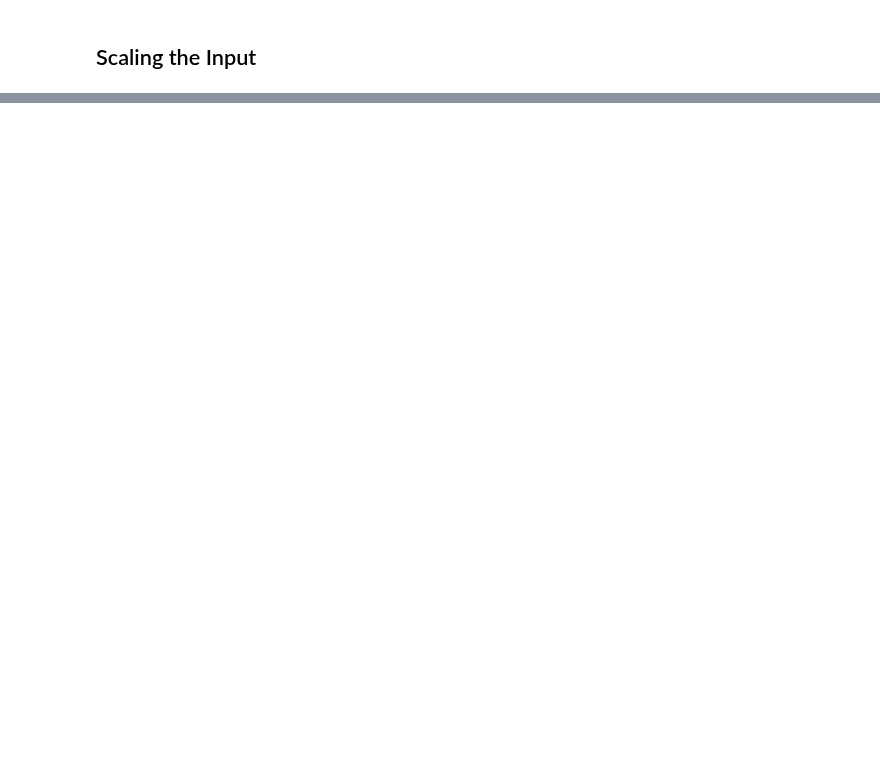
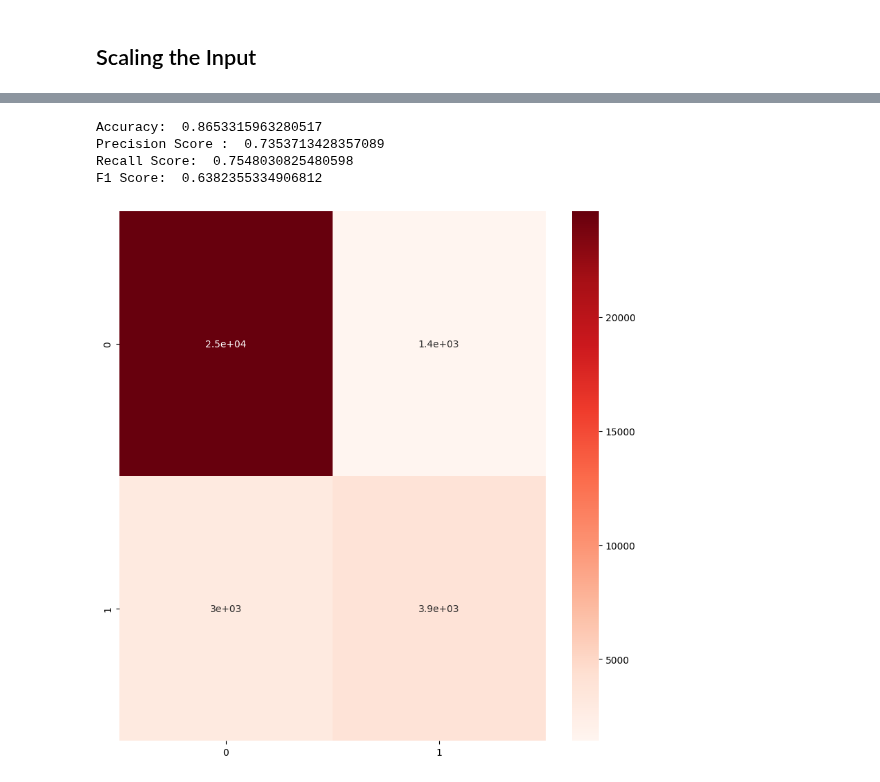
Before and after one commit to snajeebz/playground, a Jupyter notebook: binary-classification-machine-learning.ipynb, the cells around one changed output, grey strips where cells are left out. Saved outputs shown, nothing was run; the diff lists cells and outputs as text; code cells hidden in the pictures; blank space fills up the shorter version.

Commit message:
Kaggle Notebook | Binary Classification - sklearn - GridSearchCV | Version 11

```diff
--- a/binary-classification-machine-learning.ipynb
+++ b/binary-classification-machine-learning.ipynb
@@ -285,2 +299,16 @@ F1 Score:  0.4115175735218773
+# %%
+import xgboost as xgb
+xgb_model = xgb.XGBClassifier(objective="binary:logistic", random_state=42, verbosity=2)
+xgb_model.fit(X_train, y_train)
+
+y_pred = xgb_model.predict(X_test)
+
+evaluate(y_test,y_pred)
+# %% [output]
+Accuracy:  0.8653315963280517
+Precision Score :  0.7353713428357089
+Recall Score:  0.7548030825480598
+F1 Score:  0.6382355334906812
+[figure, added]
 # %%
 from sklearn.ensemble import RandomForestClassifier
```
Also changed, not shown: parts of 19 cells of this notebook.
